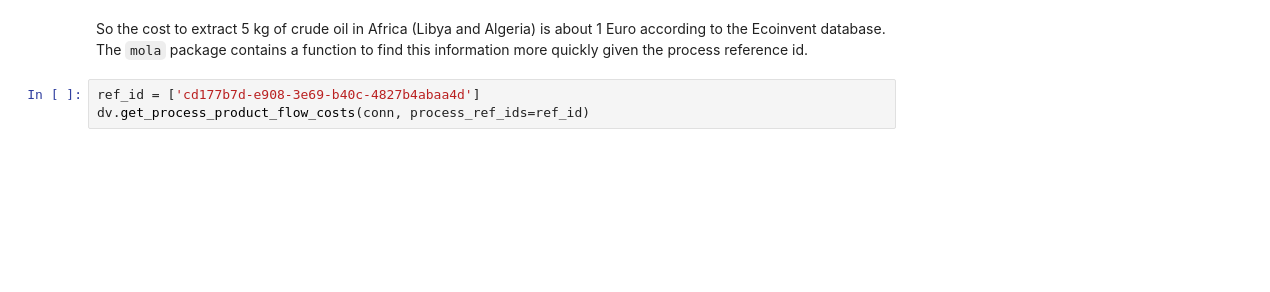
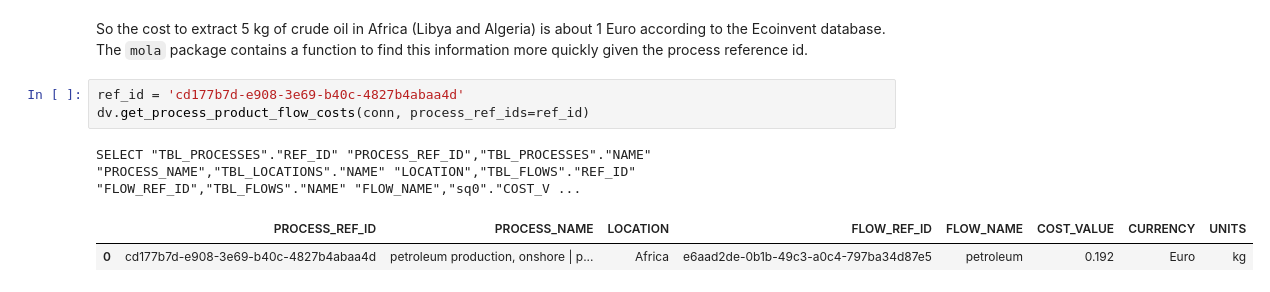
Before and after one commit to MGuo-Lab/LCA, a Jupyter notebook: notebooks/OpenLCA_Database_Structure.ipynb, the cells around one changed output. Cells and saved outputs as stored; diff of their text form; blank space fills up the shorter version.

```diff
--- a/notebooks/OpenLCA_Database_Structure.ipynb
+++ b/notebooks/OpenLCA_Database_Structure.ipynb
@@ -384,5 +492,9 @@ pe_dfr
 # %% [markdown]
 So the cost to extract 5 kg of crude oil in Africa (Libya and Algeria) is about 1 Euro according to the Ecoinvent database. The `mola` package contains a function to find this information more quickly given the process reference id.
 # %%
-ref_id = ['cd177b7d-e908-3e69-b40c-4827b4abaa4d']
+ref_id = 'cd177b7d-e908-3e69-b40c-4827b4abaa4d'
 dv.get_process_product_flow_costs(conn, process_ref_ids=ref_id)
+# %% [output]
+SELECT "TBL_PROCESSES"."REF_ID" "PROCESS_REF_ID","TBL_PROCESSES"."NAME" "PROCESS_NAME","TBL_LOCATIONS"."NAME" "LOCATION","TBL_FLOWS"."REF_ID" "FLOW_REF_ID","TBL_FLOWS"."NAME" "FLOW_NAME","sq0"."COST_V ...
+|  | PROCESS_REF_ID | PROCESS_NAME | LOCATION | FLOW_REF_ID | FLOW_NAME | COST_VALUE | CURRENCY | UNITS |
+| 0 | cd177b7d-e908-3e69-b40c-4827b4abaa4d | petroleum production, onshore | p... | Africa | e6aad2de-0b1b-49c3-a0c4-797ba34d87e5 | petroleum | 0.192 | Euro | kg |
```
Also changed, not shown: parts of 21 cells of this notebook, 11 other files.
